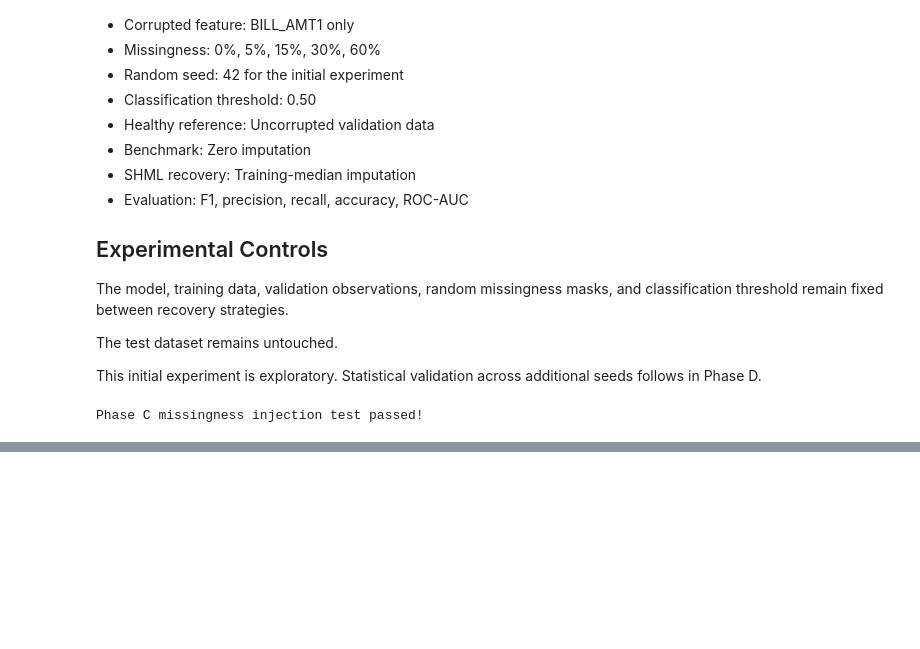
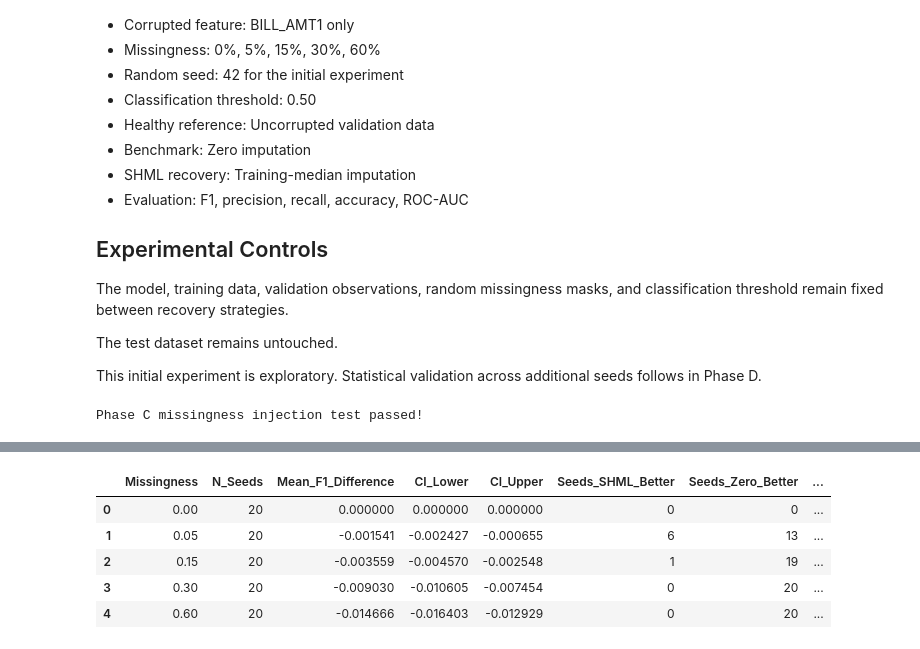
Before and after one commit to divyakapoor23/SHML, a Jupyter notebook: research/bill_amt1/02_recovery_experiments.ipynb, the cells around one changed output, grey strips where cells are left out. Cells and saved outputs as stored; diff of their text form; code cells hidden in the pictures; blank space fills up the shorter version.

```diff
--- a/research/bill_amt1/02_recovery_experiments.ipynb
+++ b/research/bill_amt1/02_recovery_experiments.ipynb
@@ -279,0 +469,60 @@ NameError: name 'X_val' is not defined
+# %%
+
+# Phase C — Step 5: Paired 95% Confidence Intervals
+
+import numpy as np
+import pandas as pd
+from scipy import stats
+
+ci_results = []
+
+for rate, group in repeated_df.groupby("Missingness"):
+
+    # Paired difference for each injection seed
+    differences = group["F1_Improvement"].to_numpy()
+
+    n = len(differences)
+    mean_diff = differences.mean()
+    sd = differences.std(ddof=1)
+
+    if np.isclose(sd, 0):
+        ci_lower = mean_diff
+        ci_upper = mean_diff
+    else:
+        se = sd / np.sqrt(n)
+
+        margin = stats.t.ppf(
+            0.975,
+            df=n - 1
+        ) * se
+
+        ci_lower = mean_diff - margin
+        ci_upper = mean_diff + margin
+
+    ci_results.append({
+        "Missingness": rate,
+        "N_Seeds": n,
+        "Mean_F1_Difference": mean_diff,
+        "CI_Lower": ci_lower,
+        "CI_Upper": ci_upper,
+        "Seeds_SHML_Better": int(
+            (differences > 0).sum()
+        ),
+        "Seeds_Zero_Better": int(
+            (differences < 0).sum()
+        ),
+        "Seeds_Tied": int(
+            (differences == 0).sum()
+        )
+    })
+
+ci_df = pd.DataFrame(ci_results)
+
+display(ci_df.round(6))
+# %% [output]
+|  | Missingness | N_Seeds | Mean_F1_Difference | CI_Lower | CI_Upper | Seeds_SHML_Better | Seeds_Zero_Better | ... |
+| 0 | 0.00 | 20 | 0.000000 | 0.000000 | 0.000000 | 0 | 0 | ... |
+| 1 | 0.05 | 20 | -0.001541 | -0.002427 | -0.000655 | 6 | 13 | ... |
+| 2 | 0.15 | 20 | -0.003559 | -0.004570 | -0.002548 | 1 | 19 | ... |
+| 3 | 0.30 | 20 | -0.009030 | -0.010605 | -0.007454 | 0 | 20 | ... |
+| 4 | 0.60 | 20 | -0.014666 | -0.016403 | -0.012929 | 0 | 20 | ... |
```
Also changed, not shown: parts of 11 cells of this notebook, 4 other files.
